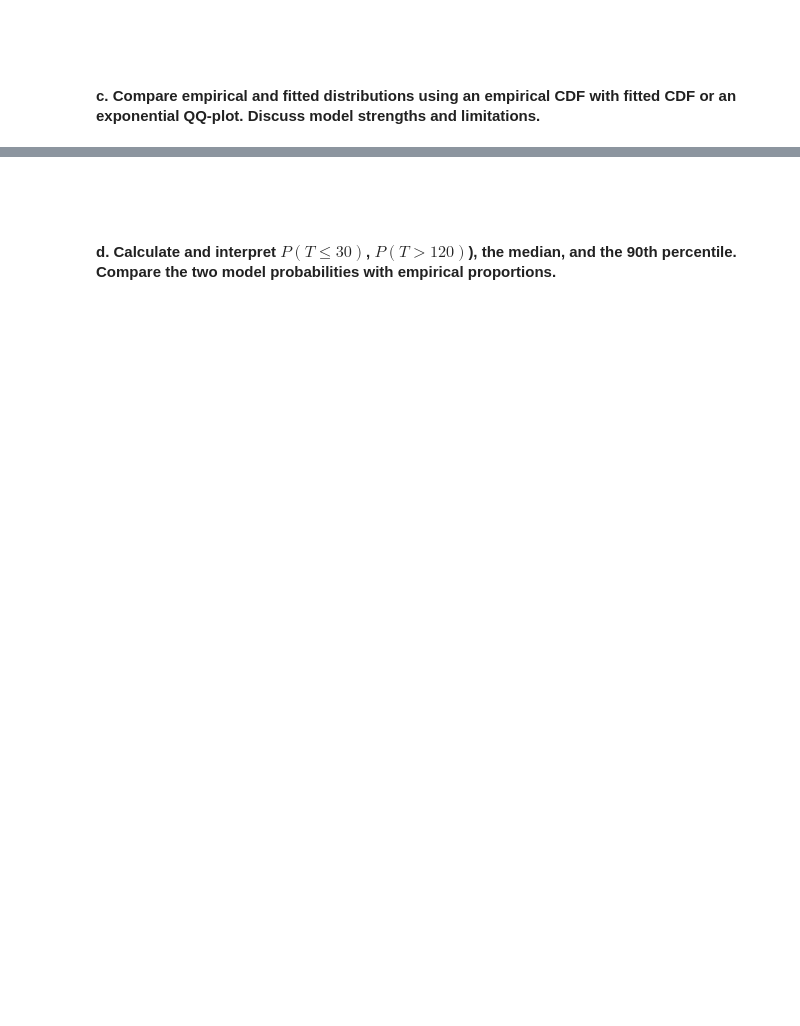
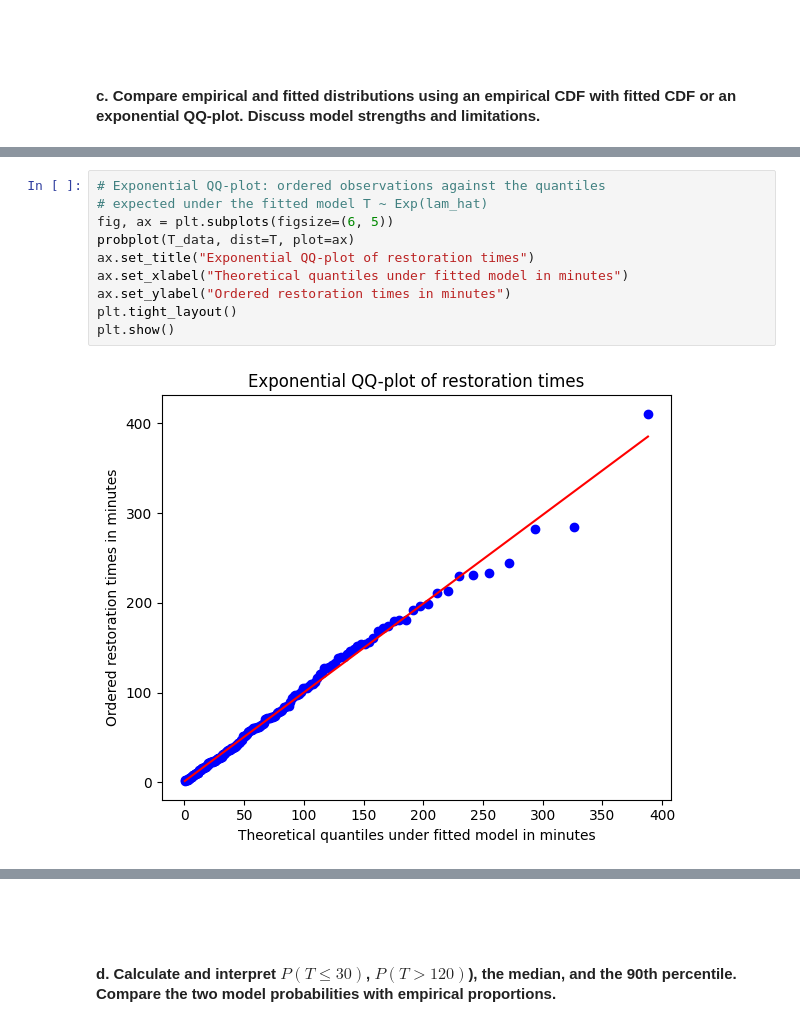
Before and after one commit to Dogmeat2000/sta1, a Jupyter notebook: assignment2/assignment2.ipynb, the cells around one changed output, grey strips where cells are left out. Drawn from its saved outputs; the diff is of its cells as text; blank space fills up the shorter version.

```diff
--- a/assignment2/assignment2.ipynb
+++ b/assignment2/assignment2.ipynb
@@ -768,0 +917,12 @@ The file [assignment02_service_repairs.csv](../data/assignment02_service_repairs
+# %%
+# Exponential QQ-plot: ordered observations against the quantiles
+# expected under the fitted model T ~ Exp(lam_hat)
+fig, ax = plt.subplots(figsize=(6, 5))
+probplot(T_data, dist=T, plot=ax)
+ax.set_title("Exponential QQ-plot of restoration times")
+ax.set_xlabel("Theoretical quantiles under fitted model in minutes")
+ax.set_ylabel("Ordered restoration times in minutes")
+plt.tight_layout()
+plt.show()
+# %% [output]
+[figure, added]
```
Also changed, not shown: parts of 25 cells of this notebook.
